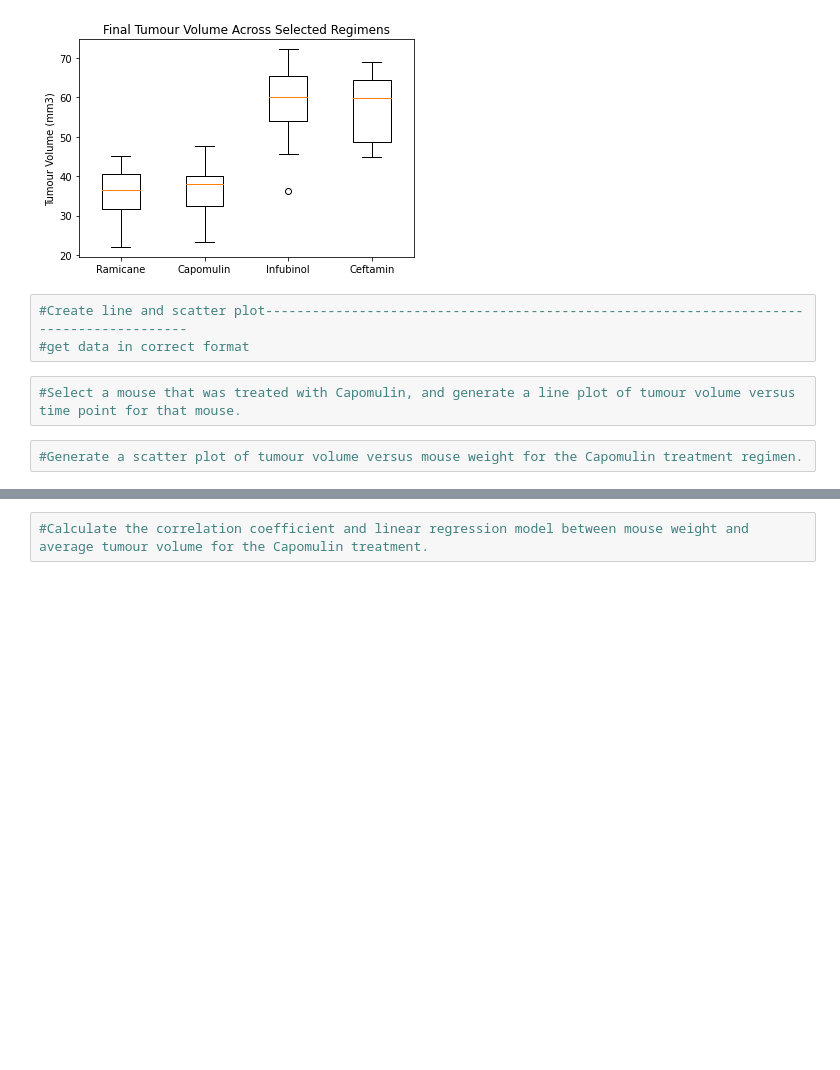
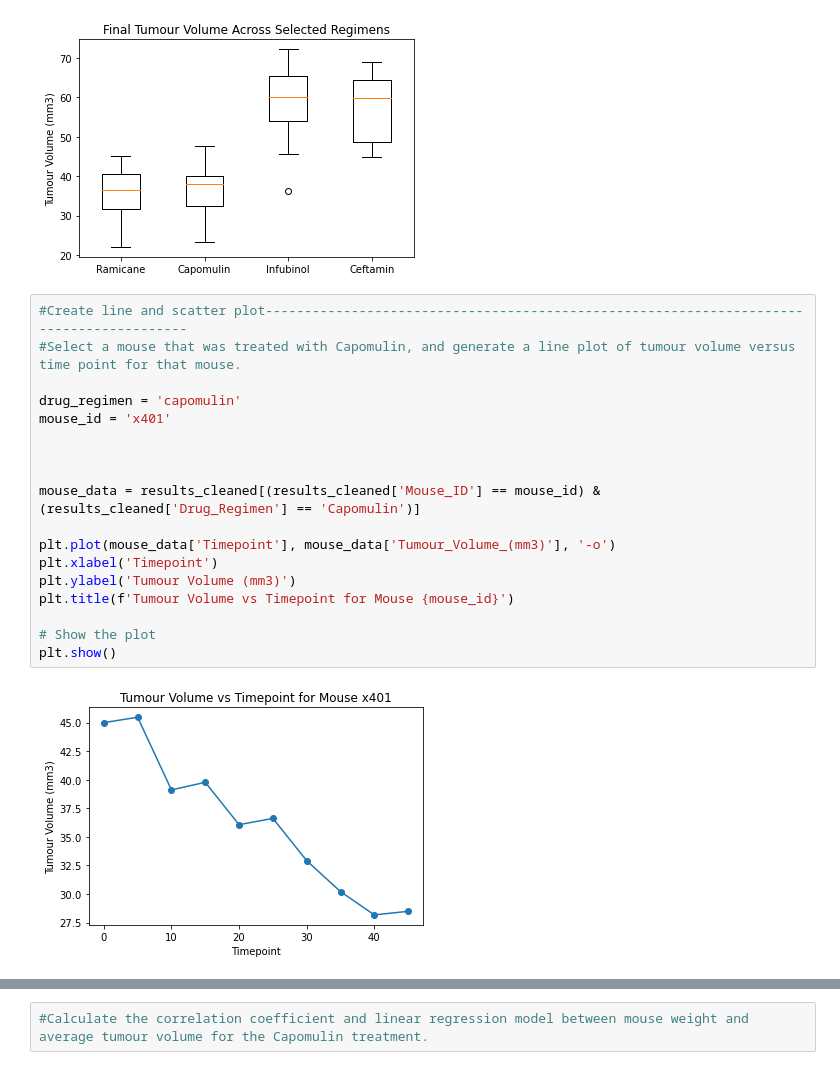
Before and after one commit to JoshMBell/Data_Visualization_Challenge, a Jupyter notebook: pymaceuticals_starter.ipynb, the cells around one changed output, grey strips where cells are left out. Cells and saved outputs as stored; diff of their text form; blank space fills up the shorter version.

```diff
--- a/pymaceuticals_starter.ipynb
+++ b/pymaceuticals_starter.ipynb
@@ -317,10 +343,23 @@ ax1.boxplot(tumor_vol, labels = treatments)
 plt.show()
 # %% [output]
 [figure]
-# %%
-#Create line and scatter plot----------------------------------------------------------------------------------------
-#get data in correct format
 # %%
+#Create line and scatter plot----------------------------------------------------------------------------------------
 #Select a mouse that was treated with Capomulin, and generate a line plot of tumour volume versus time point for that mouse.
+
+drug_regimen = 'capomulin'
+mouse_id = 'x401'
+
+
+
+mouse_data = results_cleaned[(results_cleaned['Mouse_ID'] == mouse_id) & (results_cleaned['Drug_Regimen'] == 'Capomulin')]
+
+plt.plot(mouse_data['Timepoint'], mouse_data['Tumour_Volume_(mm3)'], '-o')
+plt.xlabel('Timepoint')
+plt.ylabel('Tumour Volume (mm3)')
+plt.title(f'Tumour Volume vs Timepoint for Mouse {mouse_id}')
+
+# Show the plot
+plt.show()
+# %% [output]
+[figure, added]
-# %%
-#Generate a scatter plot of tumour volume versus mouse weight for the Capomulin treatment regimen.
```
Also changed, not shown: parts of 8 cells of this notebook.
